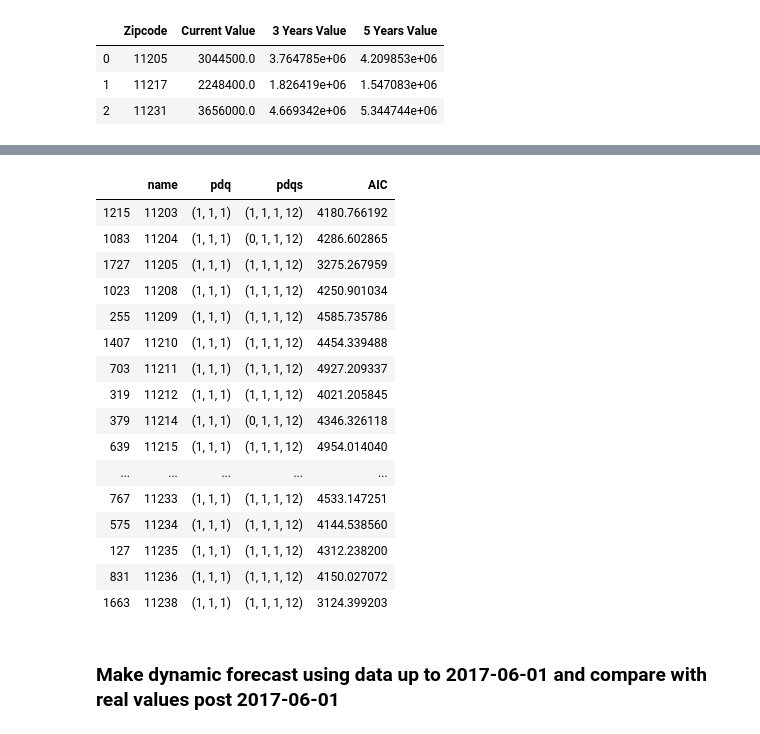
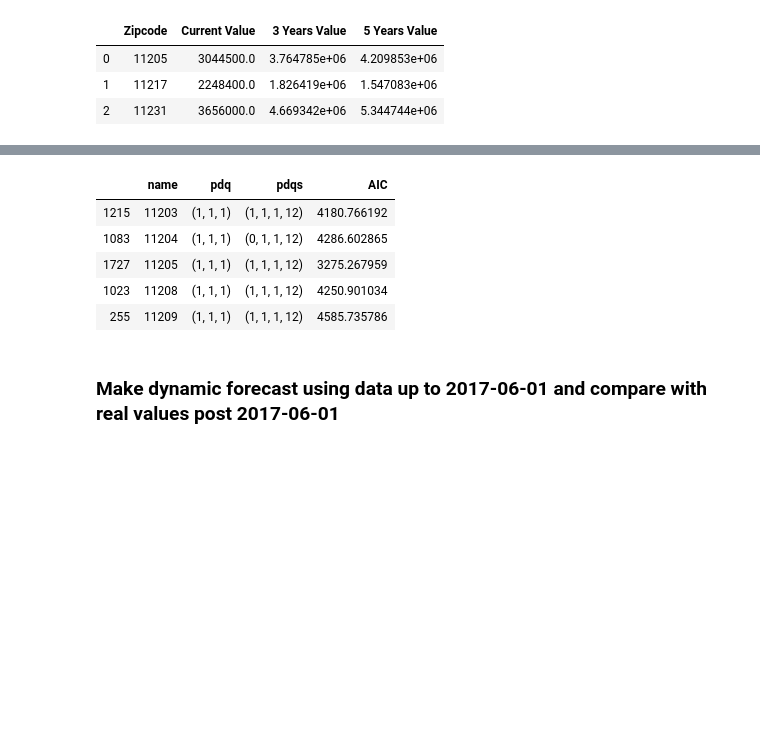
Before and after one commit to bonniema/House-Price-Prediction-with-Time-Series, a Jupyter notebook: mod_4_starter_notebook.ipynb, the cells around one changed output, grey strips where cells are left out. Drawn from its saved outputs; the diff is of its cells as text; code cells hidden in the pictures; blank space fills up the shorter version.

```diff
--- a/mod_4_starter_notebook.ipynb
+++ b/mod_4_starter_notebook.ipynb
@@ -455,14 +404,11 @@ MSE_Value = []
 models = []
 for name, pdq, pdqs, df in zip(best_para['name'], best_para['pdq'], best_para['pdqs'], zip_dfs):
 
-
     ARIMA_MODEL = sm.tsa.SARIMAX(df,
                                  order = pdq,
                                  seasonal_order = pdqs,
                                  enforce_stationarity = False,
-                                 enforce_invertibility = False,
-                                 )
-
+                                 enforce_invertibility = False)
 
     output = ARIMA_MODEL.fit()
     models.append(output)
@@ -473,9 +419,8 @@ for name, pdq, pdqs, df in zip(best_para['name'], best_para['pdq'], best_para['p
     zip_forecasted = pred_dynamic.predicted_mean
     zip_truth = df['2017-06-01':]['MeanValue']
 
-
     #Plot the dynamic forecast with confidence intervals as above
-    ax = df['2011':].plot(label='observed', figsize=(20, 15))
+    ax = df['2011':].plot(label='observed', figsize=(10, 8))
     pred_dynamic.predicted_mean.plot(label='Dynamic Forecast', ax=ax)
 
     ax.fill_between(pred_dynamic_conf.index,
@@ -521,3 +461,0 @@ models[0]
-# %%
-for df in zip_dfs:
-    print(df['MeanValue'][0])
@@ -629,24 +551,13 @@ result = pd.DataFrame(ans, columns = ['name','pdq','pdqs','AIC'])
 # %%
 best_para = result.loc[result.groupby("name")["AIC"].idxmin()]
 # %%
-best_para
+best_para.head()
 # %% [output]
 |  | name | pdq | pdqs | AIC |
 | 1215 | 11203 | (1, 1, 1) | (1, 1, 1, 12) | 4180.766192 |
 | 1083 | 11204 | (1, 1, 1) | (0, 1, 1, 12) | 4286.602865 |
 | 1727 | 11205 | (1, 1, 1) | (1, 1, 1, 12) | 3275.267959 |
 | 1023 | 11208 | (1, 1, 1) | (1, 1, 1, 12) | 4250.901034 |
 | 255 | 11209 | (1, 1, 1) | (1, 1, 1, 12) | 4585.735786 |
-| 1407 | 11210 | (1, 1, 1) | (1, 1, 1, 12) | 4454.339488 |
-| 703 | 11211 | (1, 1, 1) | (1, 1, 1, 12) | 4927.209337 |
-| 319 | 11212 | (1, 1, 1) | (1, 1, 1, 12) | 4021.205845 |
-| 379 | 11214 | (1, 1, 1) | (0, 1, 1, 12) | 4346.326118 |
-| 639 | 11215 | (1, 1, 1) | (1, 1, 1, 12) | 4954.014040 |
-| ... | ... | ... | ... | ... |
-| 767 | 11233 | (1, 1, 1) | (1, 1, 1, 12) | 4533.147251 |
-| 575 | 11234 | (1, 1, 1) | (1, 1, 1, 12) | 4144.538560 |
-| 127 | 11235 | (1, 1, 1) | (1, 1, 1, 12) | 4312.238200 |
-| 831 | 11236 | (1, 1, 1) | (1, 1, 1, 12) | 4150.027072 |
-| 1663 | 11238 | (1, 1, 1) | (1, 1, 1, 12) | 3124.399203 |
 # %%
 # plug the optimal parameter values into a new SARIMAX model.
```
Also changed, not shown: parts of 58 cells of this notebook, 1 other file.
